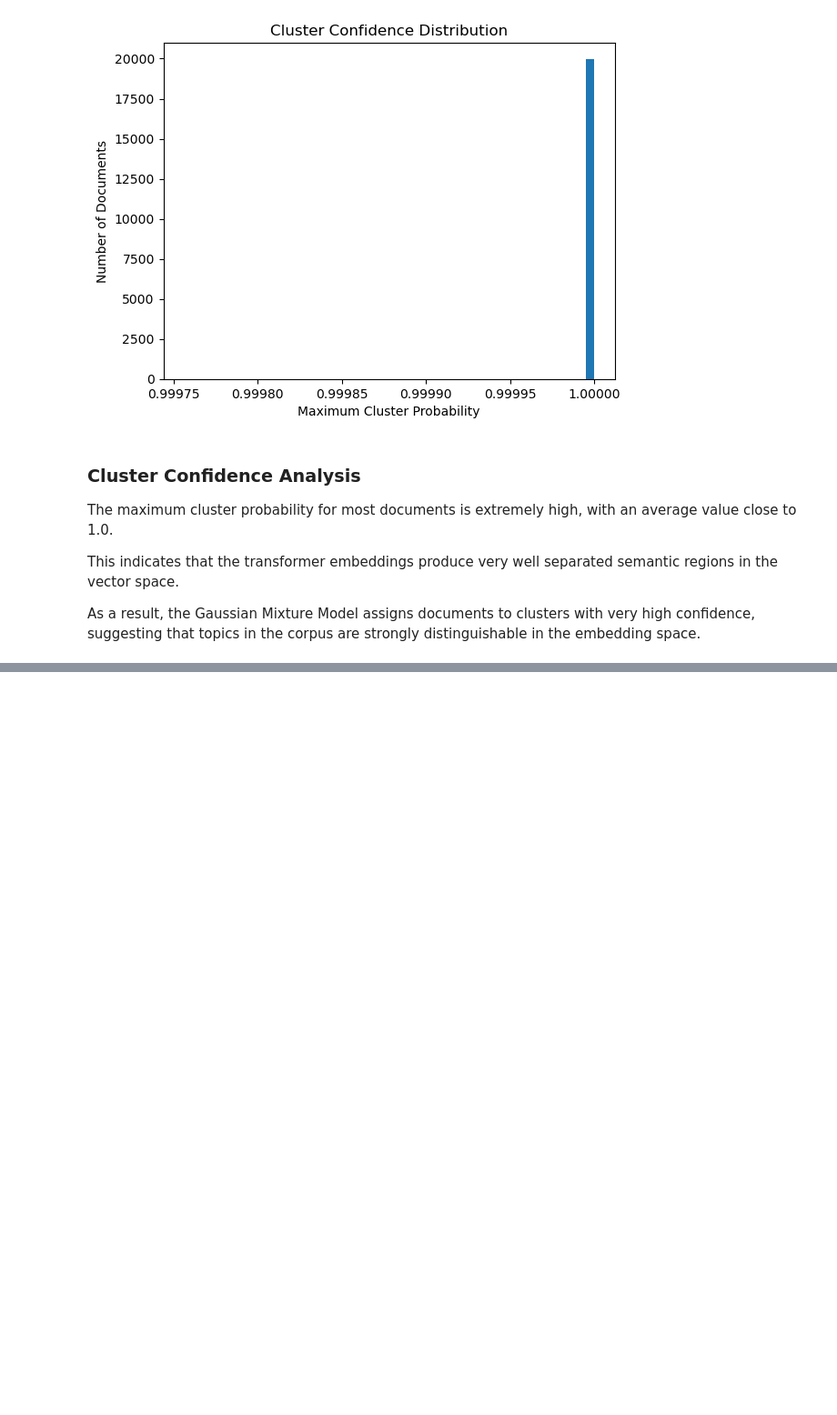
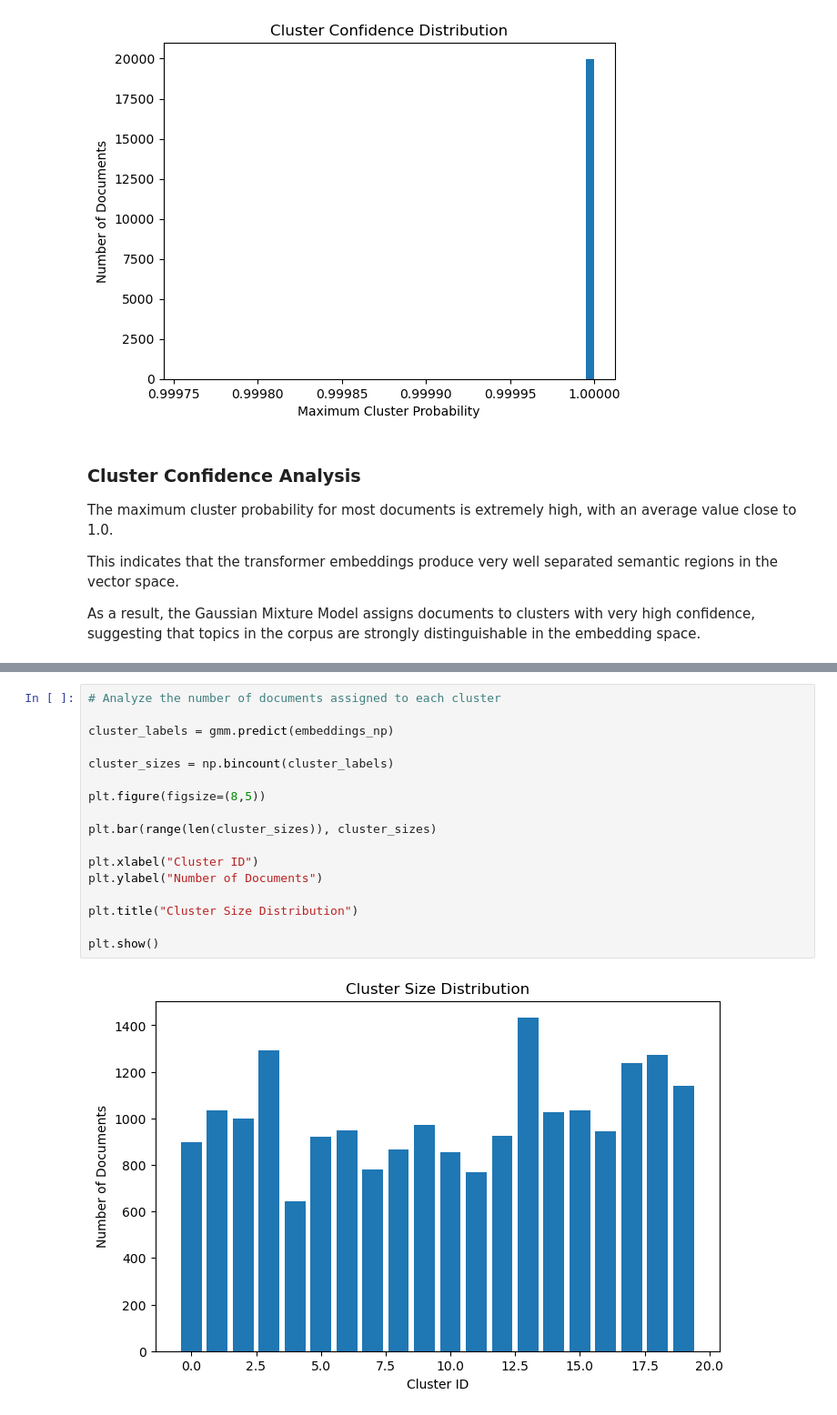
Before and after one commit to bold24-AY/trademarkia-semantic-search, a Jupyter notebook: notebooks/semantic_search_system.ipynb, the cells around one changed output, grey strips where cells are left out. Shown at 91% size. Cells and saved outputs as stored; diff of their text form; blank space fills up the shorter version.

```diff
--- a/notebooks/semantic_search_system.ipynb
+++ b/notebooks/semantic_search_system.ipynb
@@ -470,0 +532,19 @@ sample_clusters = gmm.predict(sample_embeddings)
+# %%
+# Analyze the number of documents assigned to each cluster
+
+cluster_labels = gmm.predict(embeddings_np)
+
+cluster_sizes = np.bincount(cluster_labels)
+
+plt.figure(figsize=(8,5))
+
+plt.bar(range(len(cluster_sizes)), cluster_sizes)
+
+plt.xlabel("Cluster ID")
+plt.ylabel("Number of Documents")
+
+plt.title("Cluster Size Distribution")
+
+plt.show()
+# %% [output]
+[figure, added]
```
Also changed, not shown: parts of 7 cells of this notebook.
